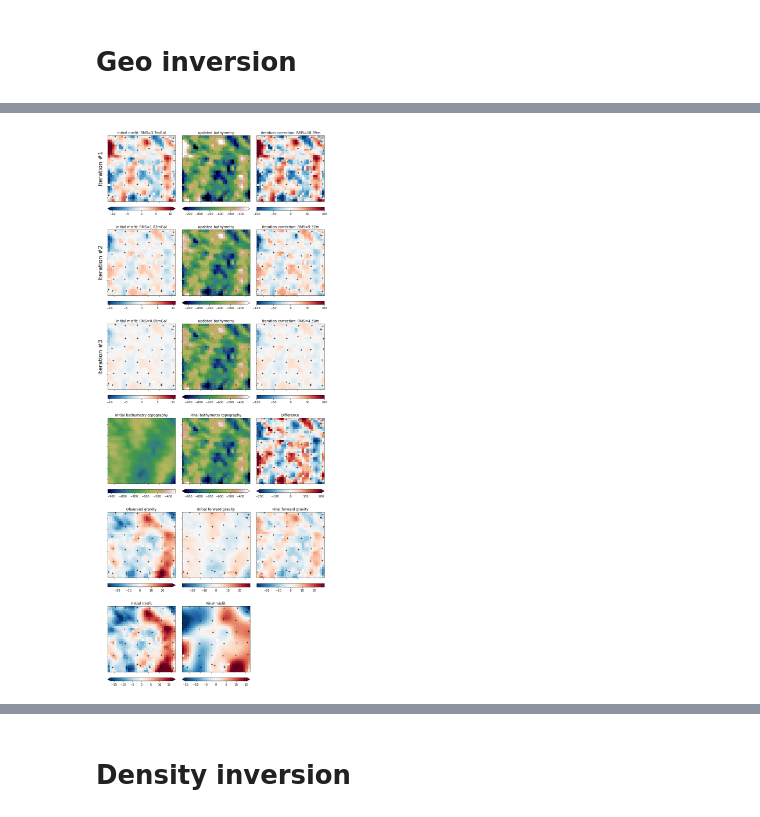
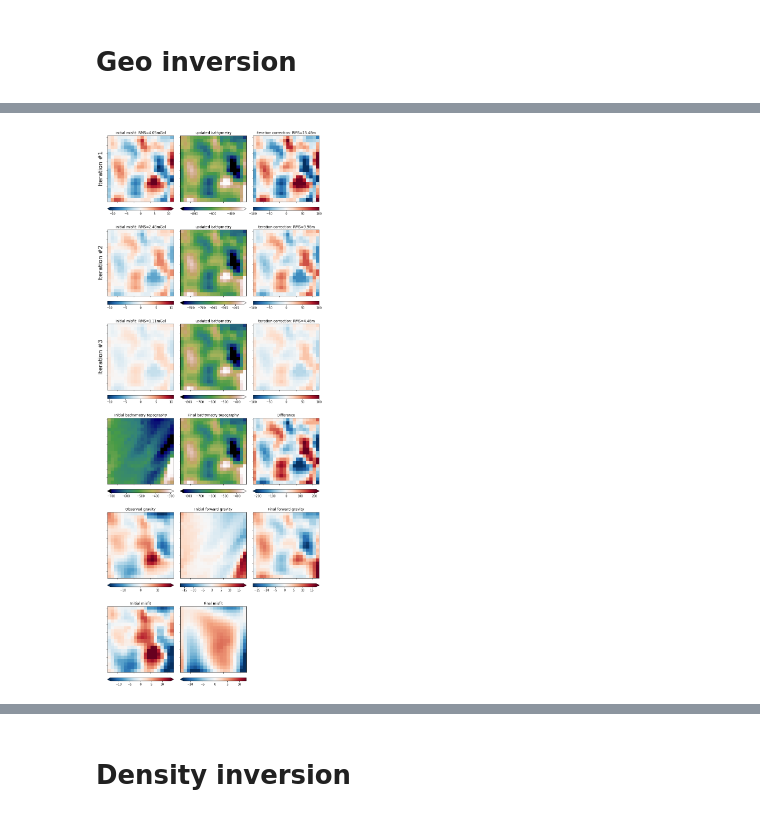
Before and after one commit to mdtanker/RIS_gravity_inversion, a Jupyter notebook: RIS_inversion.ipynb, the cells around one changed output, grey strips where cells are left out. Cells and saved outputs as stored; diff of their text form; code cells hidden in the pictures.

```diff
--- a/RIS_inversion.ipynb
+++ b/RIS_inversion.ipynb
@@ -134,13 +127,18 @@ ice top: 111m andbottom: -173m
 # %% [markdown]
 # Forward gravity
 # %%
+# use below calc at full grid extent, not just grav observation points
+# grav = utils.make_grid(inv_reg, grav_spacing, 1000, "z")
+
 df_forward = inv.forward_grav_layers(
     layers,
     grav,
     plot=True,
     grav_spacing=grav_spacing,
     inversion_region = inv_reg,
-    exclude_layers=['ice'],
+    # exclude_layers=['ice'],
+    plot_dists=True,
+    power_spectrum=True,
     )
 df_forward.describe()
 # %% [output]
@@ -191,5 +196,5 @@ Root mean squared residual: 4.05mGal
 # %%
-trend=8
+trend=4
 df_anomalies = inv.anomalies(
         layers,
         df_forward,
@@ -201,6 +206,8 @@ df_anomalies = inv.anomalies(
         plot=True,
         plot_constraints=True,
         constraints2plot=constraints_RIS_df,
+        plot_dists=True,
+        power_spectrum=True,
         )
 df_anomalies.describe()
 # %% [output]
@@ -227,6 +237,8 @@ df_anomalies = inv.anomalies(
         corrections=['ice'],
         plot=True,
         plot_constraints=True,
+        plot_dists=True,
+        power_spectrum=True,
         )
 df_anomalies.describe()
 # %% [output]
@@ -245,7 +260,7 @@ Root mean squared residual: 3.7mGal
 # Geo inversion
 # %%
 # %%snakeviz --new-tab
-regional_method='constraints'
+regional_method='trend'
 
 iter_corrections, df_inversion = inv.geo_inversion(
     active_layer='bathymetry',
@@ -261,8 +276,8 @@ iter_corrections, df_inversion = inv.geo_inversion(
     exclude_layers=['ice'],
 
     # filter=filter,
-    # trend=trend,
-    constraints=constraints_df,
+    trend=trend,
+    # constraints=constraints_df,
 
     inversion_region = inv_reg,
     buffer_region=buffer_reg,
@@ -317,15 +316,15 @@ df_inversion
 # %%
 inv.plot_inversion_results(
     df_inversion,
     'bathymetry',
     grav_spacing,
     'epsg:3031',
     layers,
     iter_corrections,
     inversion_region = inv_reg,
     # plot_region = buffer_reg,
-    plot_constraints = True,
-    constraints = constraints_RIS_df,
+    plot_constraints = False,
+    # constraints = constraints_RIS_df,
 )
 # %% [output]
-[figure, old version]
+[figure, new version]
```
Also changed, not shown: parts of 11 cells of this notebook, 2 other files.
